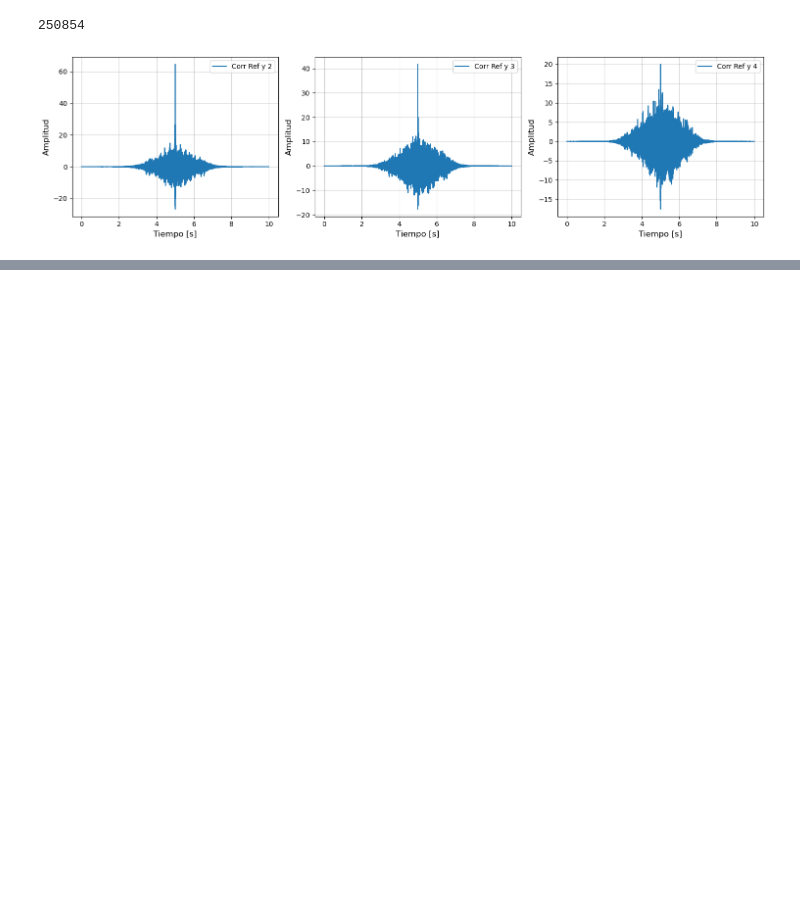
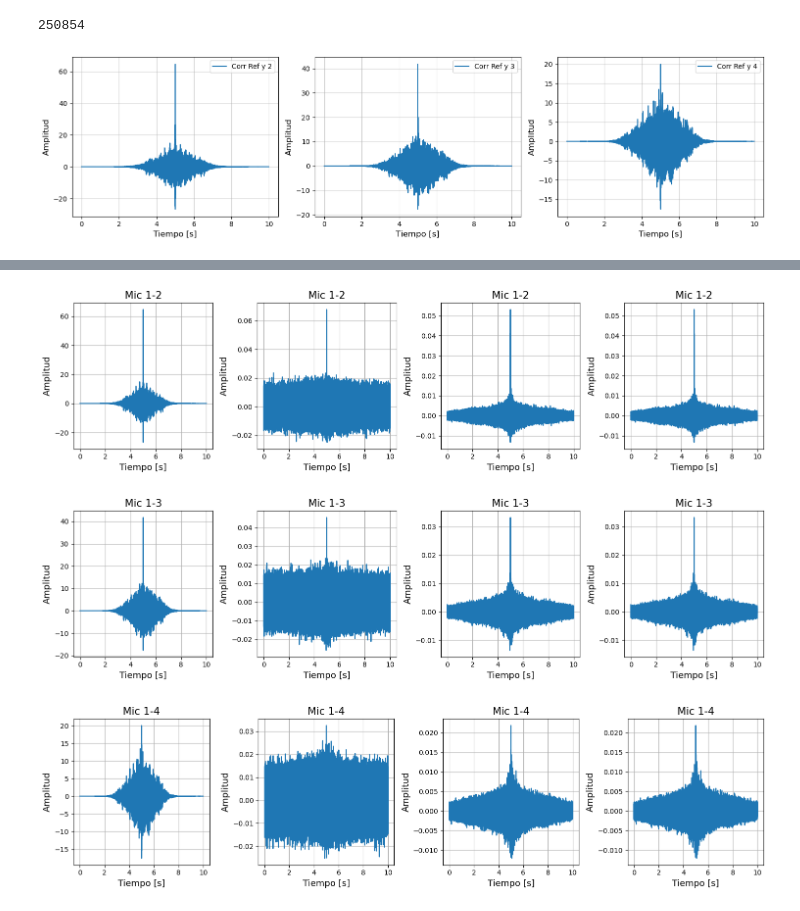
Before and after one commit to Joaqo99/DSP-TP, a Jupyter notebook: test_campo_difuso.ipynb, the cells around one changed output, grey strips where cells are left out. Cells and saved outputs as stored; diff of their text form; code cells hidden in the pictures; blank space fills up the shorter version.

```diff
--- a/test_campo_difuso.ipynb
+++ b/test_campo_difuso.ipynb
@@ -330,0 +346,17 @@ for i in np.arange(len(grabaciones)-1):
+# %%
+for i in np.arange(len(grabaciones)-1):
+    corr_class = af.cross_corr(grabaciones[0], grabaciones[i+1], fs=fs)
+    corr_roth = af.cross_corr(grabaciones[0], grabaciones[i+1], fs=fs, mode="ROTH")
+    corr_scot = af.cross_corr(grabaciones[0], grabaciones[i+1], fs=fs, mode="SCOT")
+    corr_phat = af.cross_corr(grabaciones[0], grabaciones[i+1], fs=fs, mode="PHAT")
+    _, t_corr = get_audio_time_array(corr_class, fs)
+    corr_class_pd = lambda: plot.plot_signal({"time vector":t_corr, "signal":corr_class}, title=f"Mic 1-{i+2}", grid=True, show=False)
+    corr_roth_pd = lambda: plot.plot_signal({"time vector":t_corr, "signal":corr_roth}, title=f"Mic 1-{i+2}", grid=True, show=False)
+    corr_scot_pd = lambda: plot.plot_signal({"time vector":t_corr, "signal":corr_scot}, title=f"Mic 1-{i+2}", grid=True, show=False)
+    corr_phat_pd = lambda: plot.plot_signal({"time vector":t_corr, "signal":corr_phat}, title=f"Mic 1-{i+2}", grid=True, show=False)
+
+    plot.multiplot(corr_class_pd, corr_roth_pd, corr_scot_pd, corr_phat_pd, figsize=(15, 4), ncols=4)
+# %% [output]
+[figure, added]
+[figure, added]
+[figure, added]
```
Also changed, not shown: parts of 4 cells of this notebook, 4 other files.
